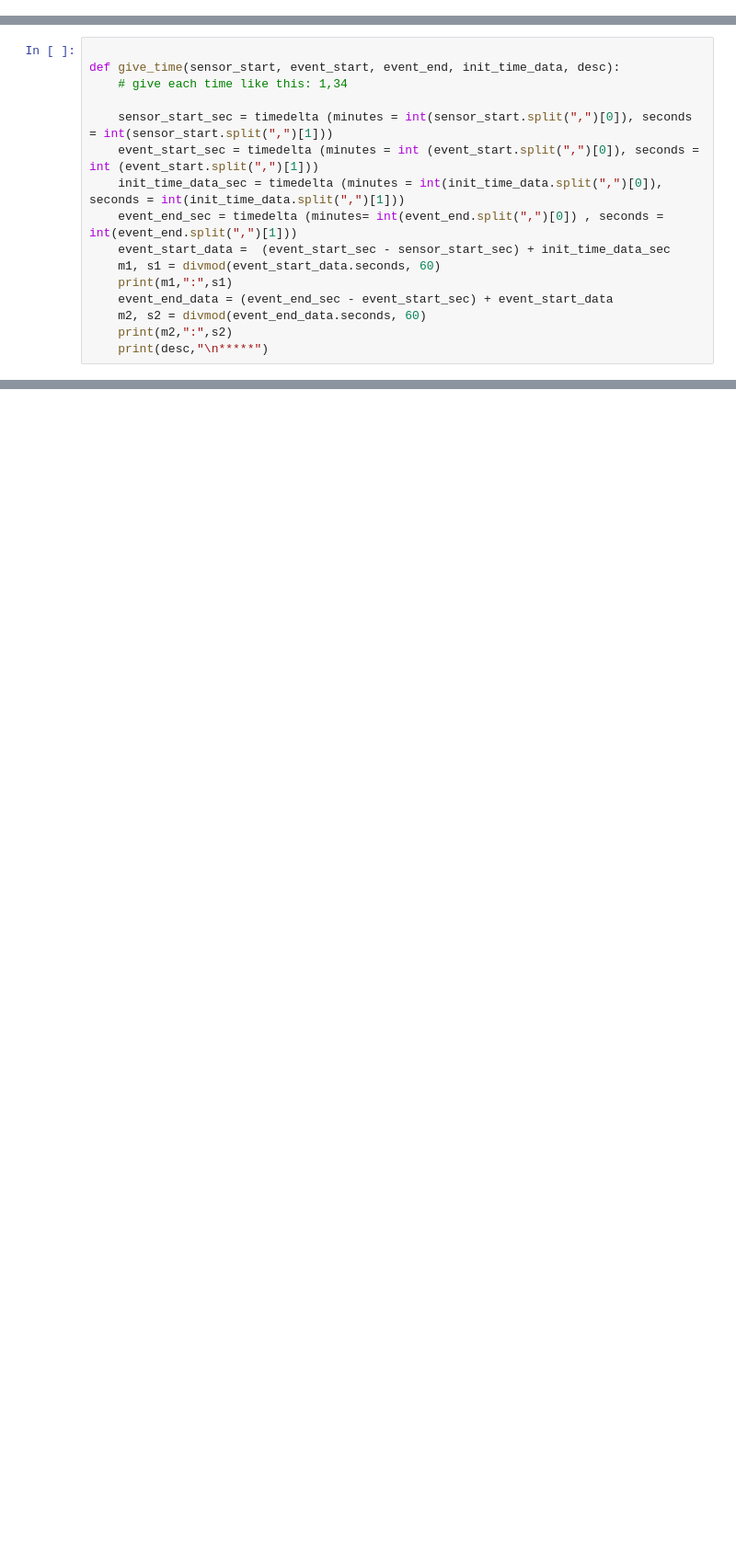
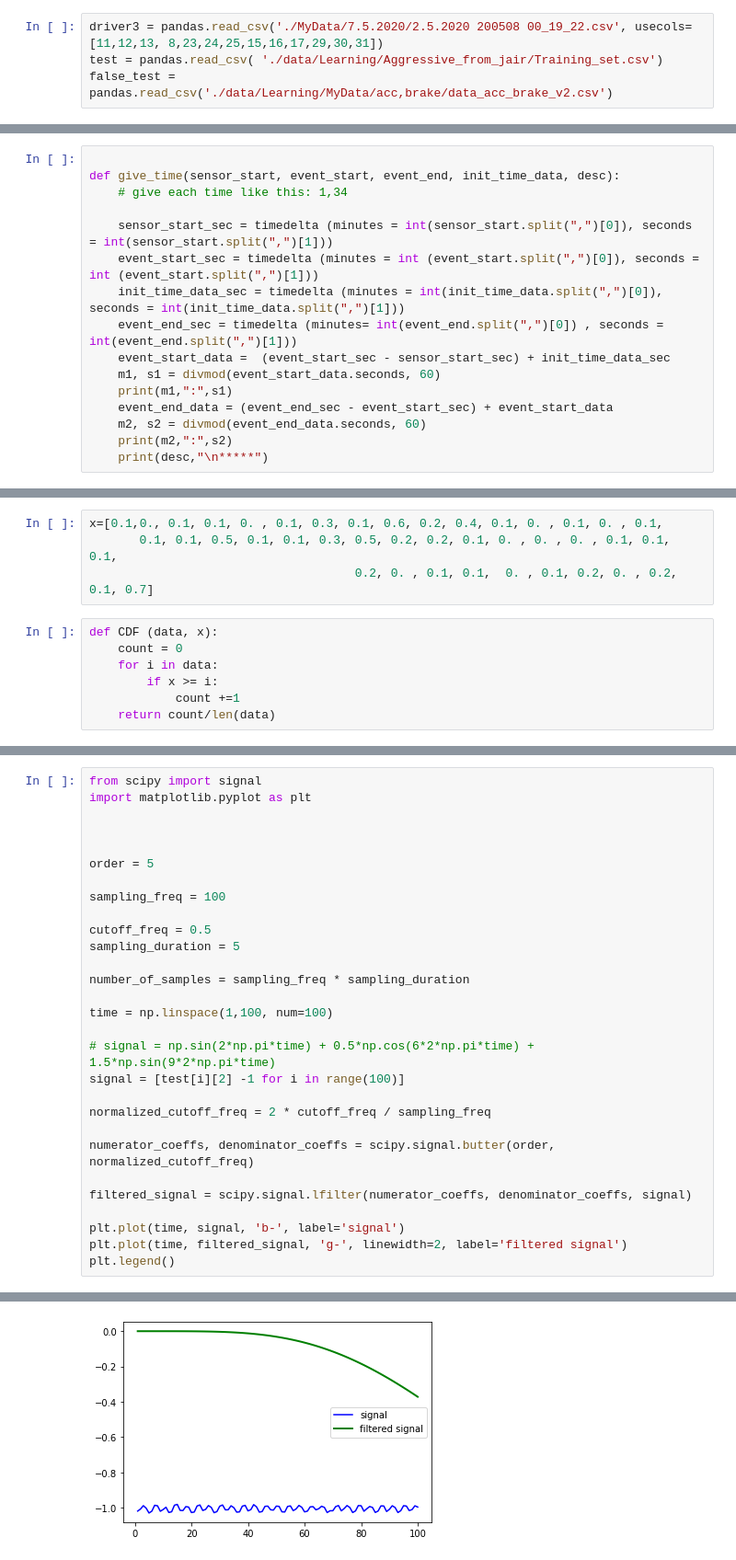
Before and after one commit to Nimtaa/Noisy, a Jupyter notebook: Graphing.ipynb, the cells around one changed output, grey strips where cells are left out. Shown at 92% size. Cells and saved outputs as stored; diff of their text form; blank space fills up the shorter version.

```diff
--- a/Graphing.ipynb
+++ b/Graphing.ipynb
@@ -34 +62,5 @@ set_user_brake_round5 = my_data_brake_round5[['motionUserAccelerationX(G)','moti
+# %%
+driver3 = pandas.read_csv('./MyData/7.5.2020/2.5.2020 200508 00_19_22.csv', usecols=[11,12,13, 8,23,24,25,15,16,17,29,30,31])
+test = pandas.read_csv( './data/Learning/Aggressive_from_jair/Training_set.csv')
+false_test = pandas.read_csv('./data/Learning/MyData/acc,brake/data_acc_brake_v2.csv')
 # %%
@@ -124,0 +916,11 @@ py.offline.plot(fig, filename='brake_acc_test_data')
+# %%
+x=[0.1,0., 0.1, 0.1, 0. , 0.1, 0.3, 0.1, 0.6, 0.2, 0.4, 0.1, 0. , 0.1, 0. , 0.1,
+       0.1, 0.1, 0.5, 0.1, 0.1, 0.3, 0.5, 0.2, 0.2, 0.1, 0. , 0. , 0. , 0.1, 0.1, 0.1,
+                                     0.2, 0. , 0.1, 0.1,  0. , 0.1, 0.2, 0. , 0.2, 0.1, 0.7]
+# %%
+def CDF (data, x):
+    count = 0
+    for i in data:
+        if x >= i:
+            count +=1
+    return count/len(data)
@@ -124,0 +1092,30 @@ py.offline.plot(fig, filename='brake_acc_test_data')
+# %%
+from scipy import signal
+import matplotlib.pyplot as plt
+
+
+
+order = 5
+
+sampling_freq = 100
+
+cutoff_freq = 0.5
+sampling_duration = 5
+
+number_of_samples = sampling_freq * sampling_duration
+
+time = np.linspace(1,100, num=100)
+
+# signal = np.sin(2*np.pi*time) + 0.5*np.cos(6*2*np.pi*time) + 1.5*np.sin(9*2*np.pi*time)
+signal = [test[i][2] -1 for i in range(100)]
+
+normalized_cutoff_freq = 2 * cutoff_freq / sampling_freq
+
+numerator_coeffs, denominator_coeffs = scipy.signal.butter(order, normalized_cutoff_freq)
+
+filtered_signal = scipy.signal.lfilter(numerator_coeffs, denominator_coeffs, signal)
+
+plt.plot(time, signal, 'b-', label='signal')
+plt.plot(time, filtered_signal, 'g-', linewidth=2, label='filtered signal')
+plt.legend()
+# %% [output]
@@ -124,0 +1123 @@ py.offline.plot(fig, filename='brake_acc_test_data')
+[figure, added]
```
Also changed, not shown: parts of 35 cells of this notebook, 12 other files.
